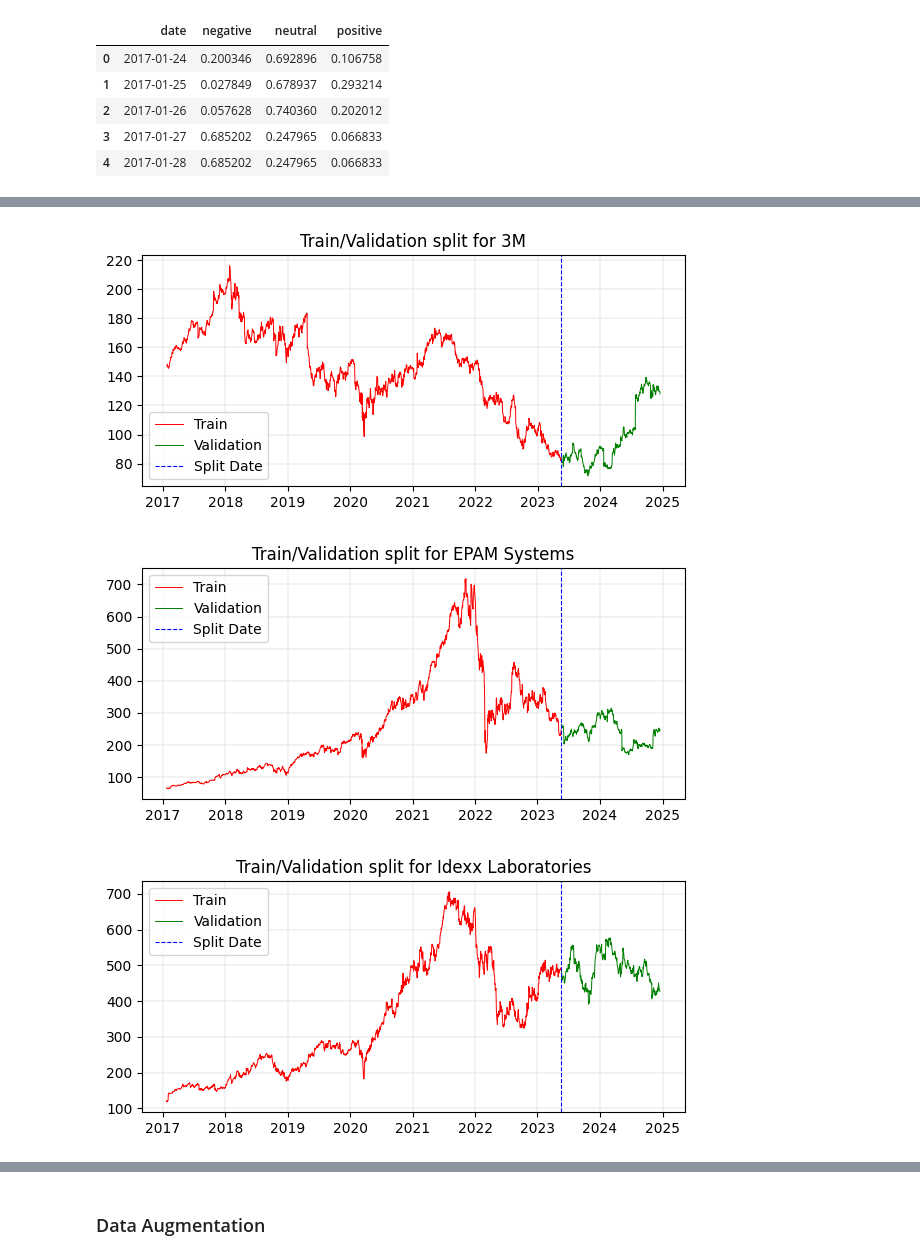
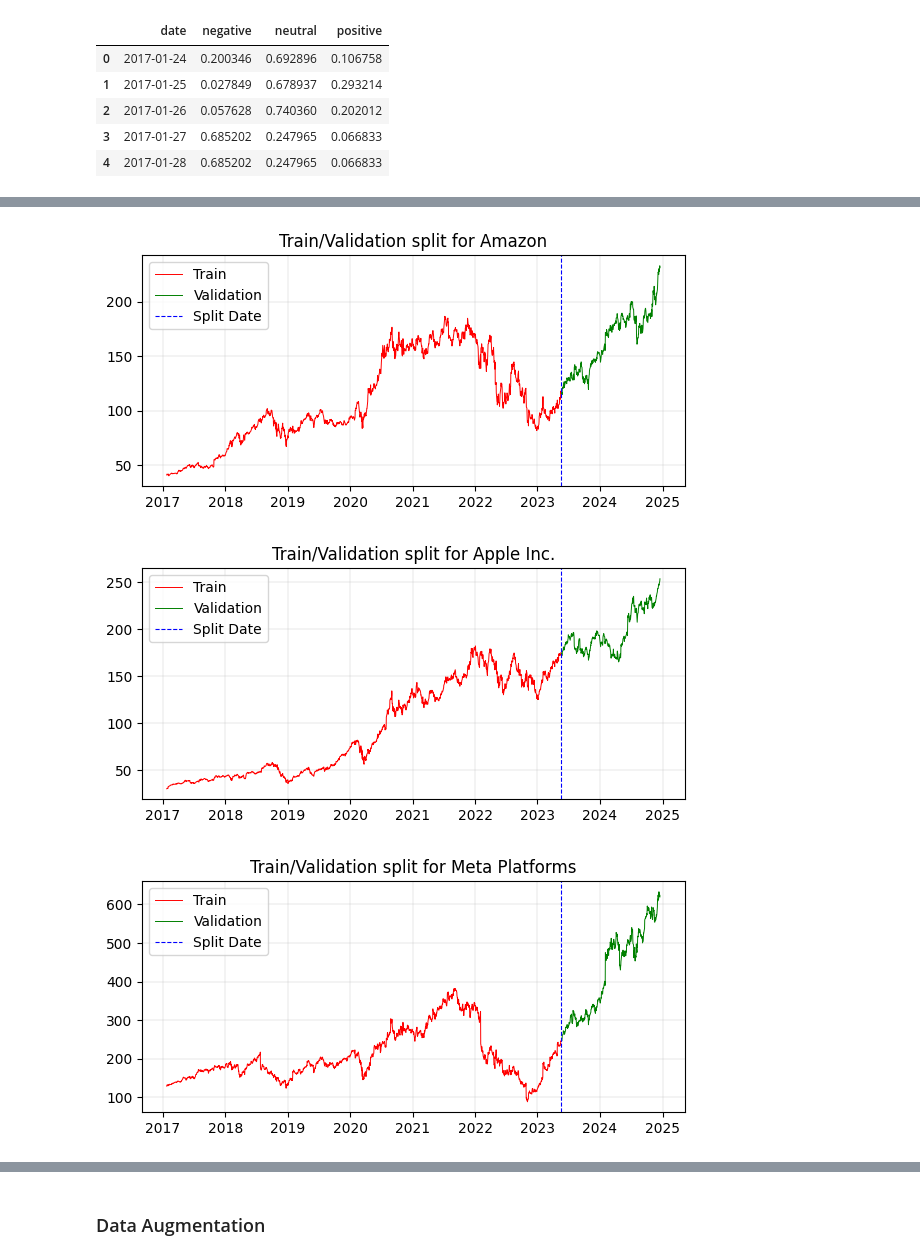
Before and after one commit to rrrbbb1/lstm-stock-prediction, a Jupyter notebook: notebook.ipynb, the cells around one changed output, grey strips where cells are left out. Cells and saved outputs as stored; diff of their text form; code cells hidden in the pictures.

```diff
--- a/notebook.ipynb
+++ b/notebook.ipynb
@@ -149,6 +270,9 @@ class LSTM(nn.Module):
         nn.init.constant_(self.fc.bias.data, 0)
 # %%
 class EarlyStopping:
+    """
+    Custom Early Stopping class.
+    """
     def __init__(self, patience=10, verbose=True, min_delta=1e-4, save_path="best_model.pth"):
         self.patience = patience
         self.verbose = verbose
@@ -185,3 +307,9 @@ num_companies = 10
+# %%
+companies = [
+    'Amazon', 'Apple Inc.', 'Meta Platforms', 'UnitedHealth Group',
+    'Procter & Gamble', 'Honeywell', 'ExxonMobil', 'NextEra Energy',
+    'American Tower', 'JPMorgan Chase'
+]
 # %%
 prices = load_data()
 # %%
@@ -192,8 +320,7 @@ train = prices[prices['date'] <= split_date]
 val = prices[prices['date'] > split_date]
 num_val_dates = len(val['date'].drop_duplicates().values)
 # %%
-companies = prices['Company'].drop_duplicates().values
-for company in companies[:5]:
+for company in companies:
     train_ex = train[train['Company'] == company]['High'].values
     train_dates = train['date'].drop_duplicates().values
     val_ex = val[val['Company'] == company]['High'].values
@@ -216,8 +348,8 @@ plt.show()
 # %% [markdown]
 ### Data Augmentation
 # %%
-train_sequence = sequencing(train, companies[:num_companies], 70)
-val_sequence = sequencing(val, companies[:num_companies], 50)
+train_sequence = sequencing(train, companies, 70)
+val_sequence = sequencing(val, companies, 50)
 
 print(f'sequenced train data: {train_sequence.shape}')
 print(f'sequenced validation data: {val_sequence.shape}')
@@ -537,22 +668,21 @@ merged.head()
 | 3 | 84.970001 | 86.580002 | 84.959999 | 86.400002 | 737800 | Wabtec | 2017-01-24 | 0.200346 | 0.692896 | 0.106758 |
 | 4 | 167.160004 | 169.750000 | 167.160004 | 169.509995 | 600800 | Domino's | 2017-01-24 | 0.200346 | 0.692896 | 0.106758 |
 # %%
-companies = prices['Company'].drop_duplicates().values
-for company in companies[:5]:
+for company in companies:
     train_ex = train[train['Company'] == company]['Close'].values
     train_dates = train['date'].drop_duplicates().values
     val_ex = val[val['Company'] == company]['Close'].values
     val_dates = val['date'].drop_duplicates().values
 
     plt.figure(figsize=(7, 3))
     plt.grid(linewidth=0.2)
     plt.plot(train_dates, train_ex, linewidth=0.7, label='Train', c='r')
     plt.plot(val_dates, val_ex, linewidth=0.7, label='Validation', c='g')
     plt.axvline(x=split_date, color='b', linestyle='--', linewidth=0.8, label='Split Date')
     plt.legend()
     plt.title(f'Train/Validation split for {company}')
 plt.show()
 # %% [output]
-[figure, old version]
+[figure, new version]
-[figure, old version]
+[figure, new version]
-[figure, old version]
+[figure, new version]
```
Also changed, not shown: parts of 30 cells of this notebook.
